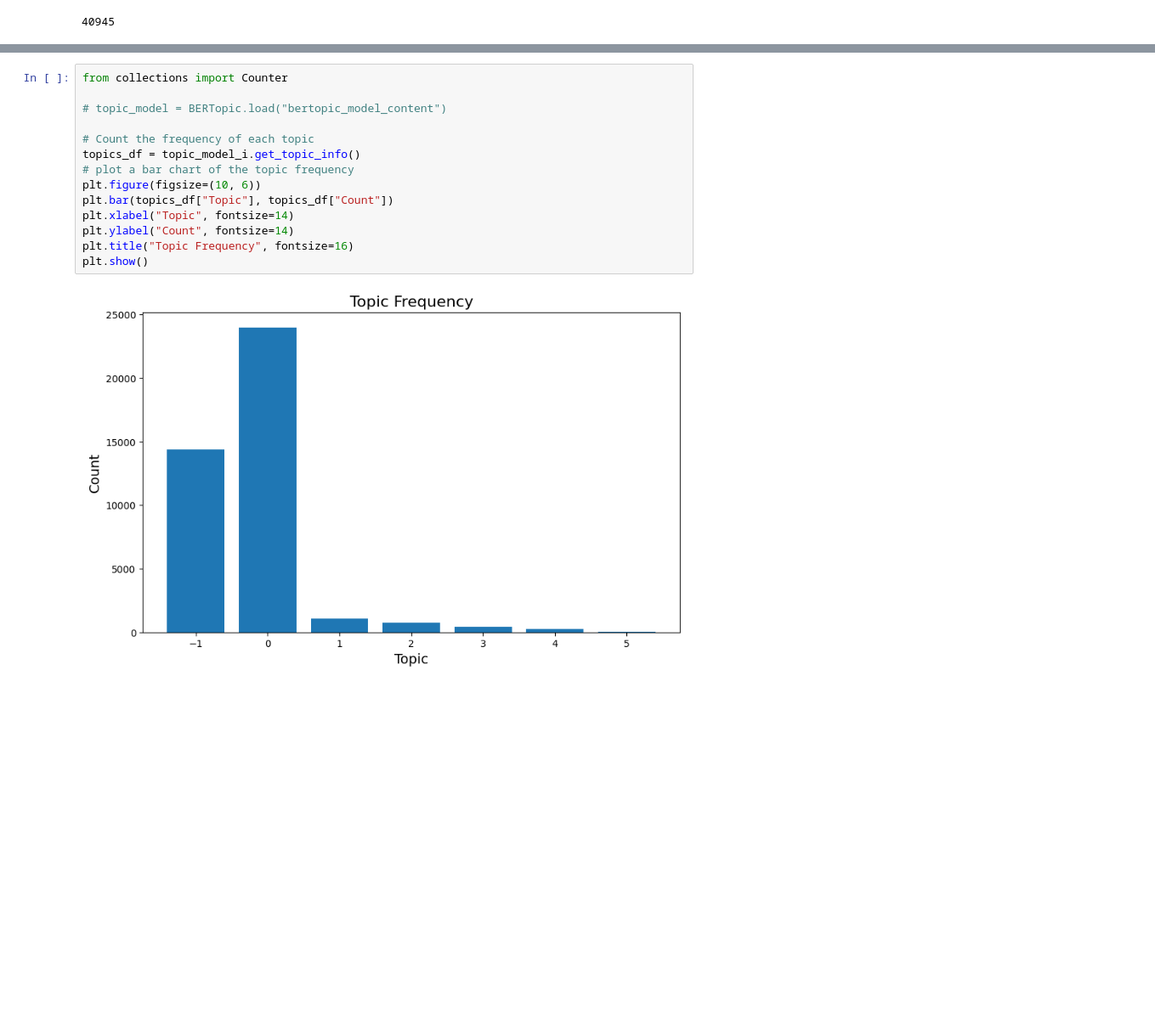
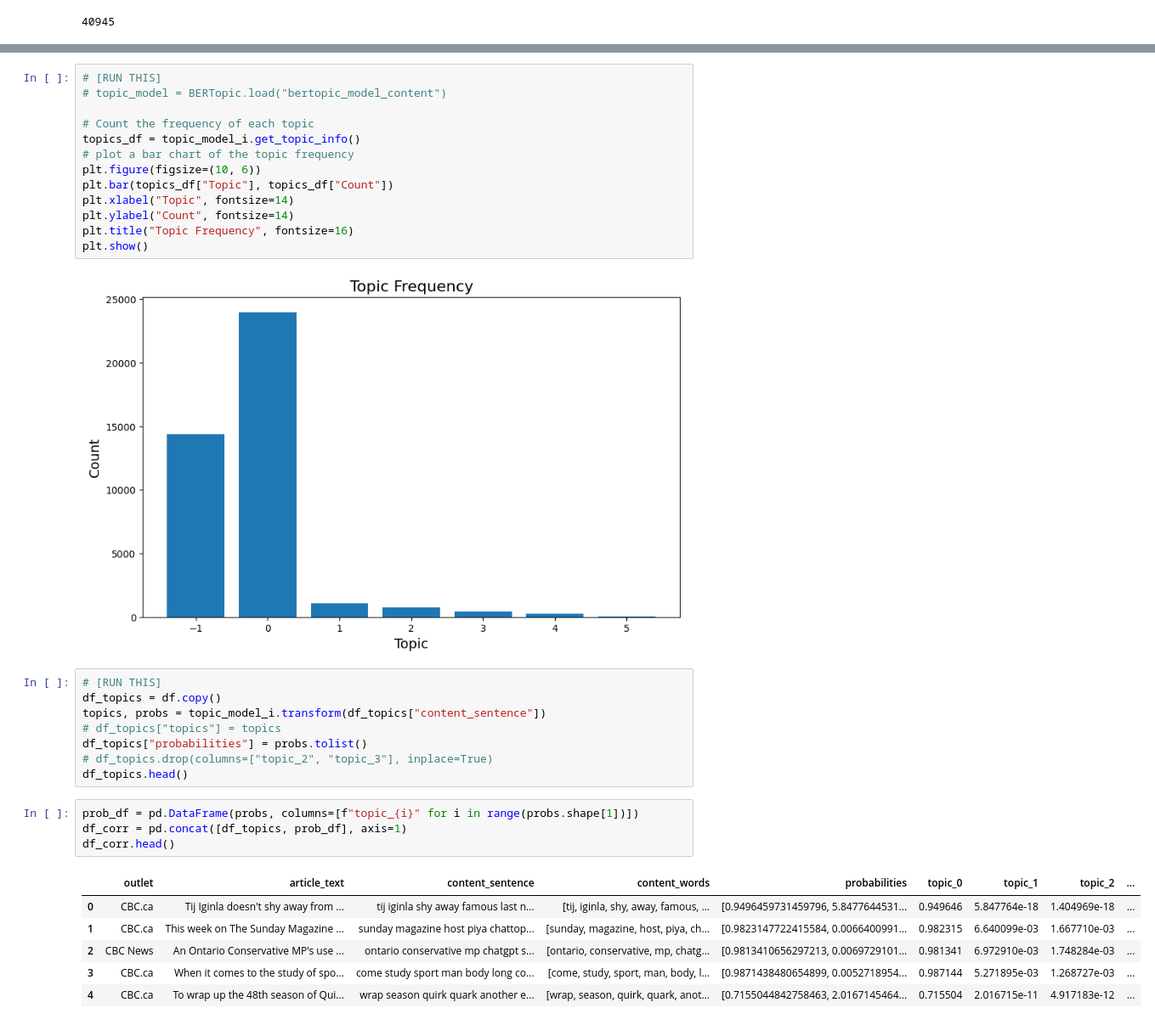
Before and after one commit to ziyouuu/news-bias-detection, a Jupyter notebook: TopicModelling/BERTopic_topicmodelling_content.ipynb, the cells around one changed output, grey strips where cells are left out. Shown: that part at 85% size. Drawn from its saved outputs; the diff is of its cells as text; blank space fills up the shorter version.

```diff
--- a/TopicModelling/BERTopic_topicmodelling_content.ipynb
+++ b/TopicModelling/BERTopic_topicmodelling_content.ipynb
@@ -123,6 +127,5 @@ plt.show()
 # %%
-from collections import Counter
-
+# [RUN THIS]
 # topic_model = BERTopic.load("bertopic_model_content")
 
 # Count the frequency of each topic
@@ -136,3 +139,22 @@ plt.title("Topic Frequency", fontsize=16)
 plt.show()
 # %% [output]
 [figure]
+# %%
+# [RUN THIS]
+df_topics = df.copy()
+topics, probs = topic_model_i.transform(df_topics["content_sentence"])
+# df_topics["topics"] = topics
+df_topics["probabilities"] = probs.tolist()
+# df_topics.drop(columns=["topic_2", "topic_3"], inplace=True)
+df_topics.head()
+# %%
+prob_df = pd.DataFrame(probs, columns=[f"topic_{i}" for i in range(probs.shape[1])])
+df_corr = pd.concat([df_topics, prob_df], axis=1)
+df_corr.head()
+# %% [output]
+|  | outlet | article_text | content_sentence | content_words | probabilities | topic_0 | topic_1 | topic_2 | ... |
+| 0 | CBC.ca | Tij Iginla doesn't shy away from ... | tij iginla shy away famous last n... | [tij, iginla, shy, away, famous, ... | [0.9496459731459796, 5.8477644531... | 0.949646 | 5.847764e-18 | 1.404969e-18 | ... |
+| 1 | CBC.ca | This week on The Sunday Magazine ... | sunday magazine host piya chattop... | [sunday, magazine, host, piya, ch... | [0.9823147722415584, 0.0066400991... | 0.982315 | 6.640099e-03 | 1.667710e-03 | ... |
+| 2 | CBC News | An Ontario Conservative MP's use ... | ontario conservative mp chatgpt s... | [ontario, conservative, mp, chatg... | [0.9813410656297213, 0.0069729101... | 0.981341 | 6.972910e-03 | 1.748284e-03 | ... |
+| 3 | CBC.ca | When it comes to the study of spo... | come study sport man body long co... | [come, study, sport, man, body, l... | [0.9871438480654899, 0.0052718954... | 0.987144 | 5.271895e-03 | 1.268727e-03 | ... |
+| 4 | CBC.ca | To wrap up the 48th season of Qui... | wrap season quirk quark another e... | [wrap, season, quirk, quark, anot... | [0.7155044842758463, 2.0167145464... | 0.715504 | 2.016715e-11 | 4.917183e-12 | ... |
```
Also changed, not shown: parts of 14 cells of this notebook.
